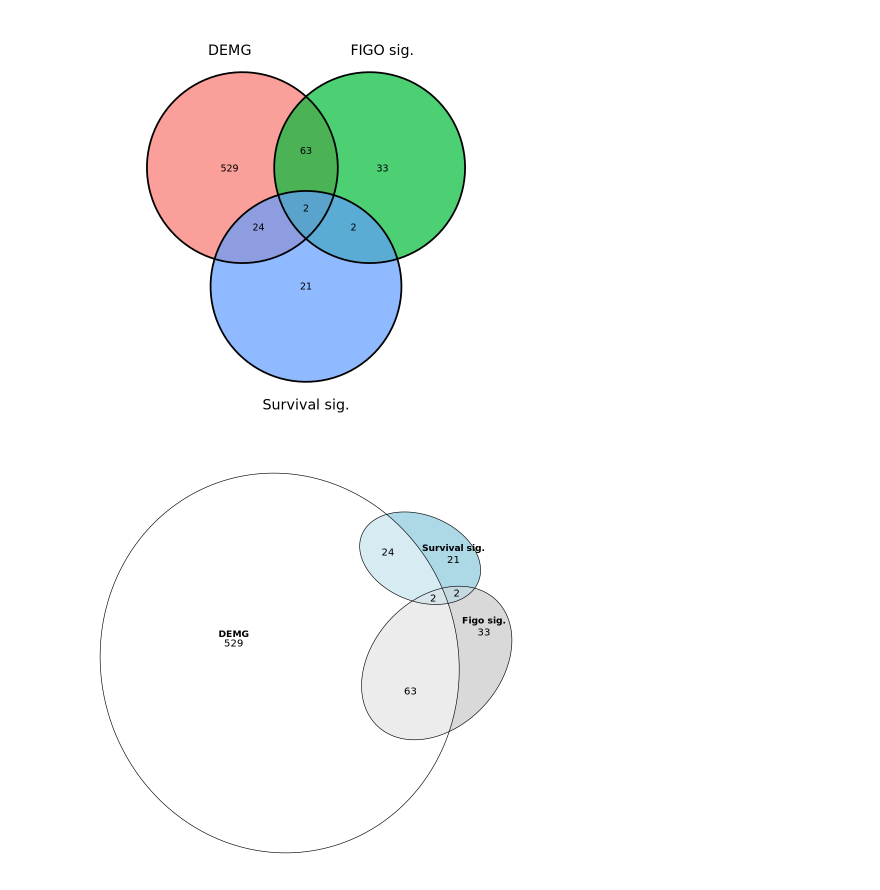
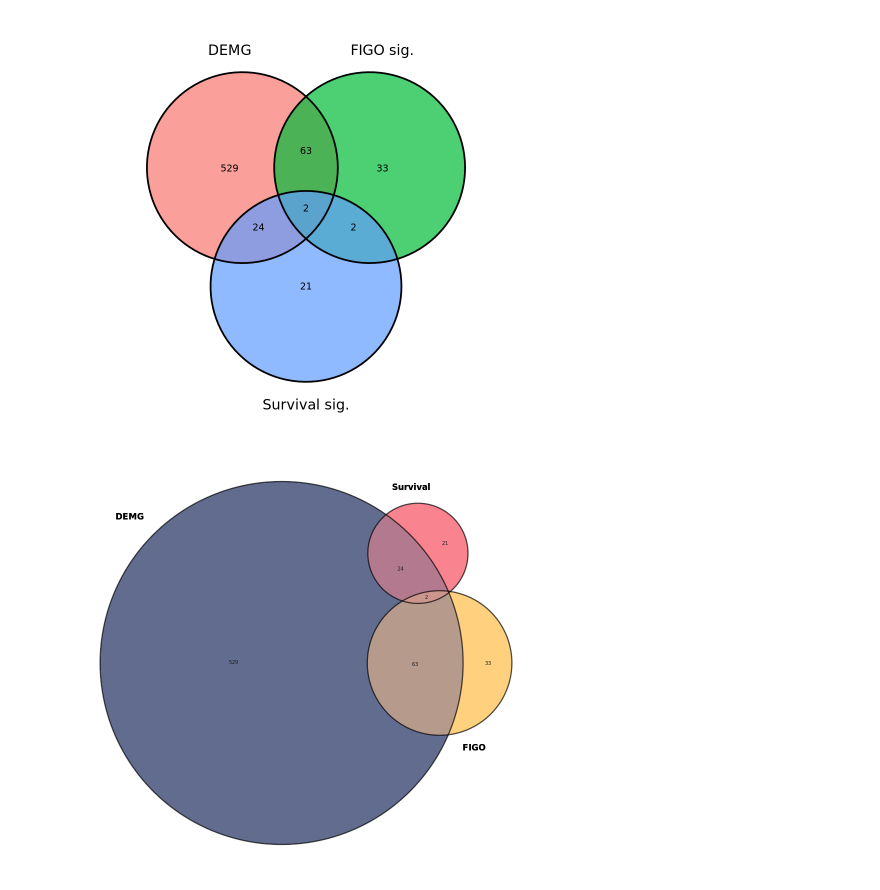
Before and after one commit to fogg-lab/characterizing-ecm-transcriptome-of-endometriosis, a Jupyter notebook: figures/gene_list_intra_overlap_vis.ipynb, the cells around one changed output. Drawn from its saved outputs; the diff is of its cells as text; code cells hidden in the pictures.

```diff
--- a/figures/gene_list_intra_overlap_vis.ipynb
+++ b/figures/gene_list_intra_overlap_vis.ipynb
@@ -34,12 +34,14 @@ matrisome_path <- paste0(dirs$data_dir, "/matrisome/matrisome_hs_masterlist.tsv"
 dset_idx <- 3
 save_res <- TRUE
 # %%
-text_size <- 11
+text_size <- 8
+label_size <- 10
 guide_size <- 1
-family <- "arial"
+family <- "ArialMT"
 dpi <- 320
 vd_ht <- 4
 vd_wd <- vd_ht
+pt_to_mm <- 5 / 14
 # %%
 matrisome_df <- load_matrisome_df(matrisome_path)
 demg_list <- read_lines(paste0(dirs$analysis_dir, "/gene_lists/", unified_dsets[dset_idx], "_demg_list.txt"))
@@ -98,18 +100,39 @@ ggplot(data = venn_df) +
 # ggsave(filename = paste0(dirs$figures_dir, "/gene_lists/", unified_dsets[dset_idx], "_intra_overlap_venn.png"), last_plot(), height = vd_ht, width = vd_wd, dpi = dpi)
 # %% [output]
 [figure]
-# %%
-set.seed(123)
-
-euler_df <- venn_df %>%
-    column_to_rownames("geneID") %>%
-    rename(DEMG = demg, `Figo sig.` = figo, `Survival sig.` = survival)
-
-euler_fit <- euler(euler_df, shape = "ellipse")
-eulerr_options(labels = list(fontsize = text_size, fontface = 1))
-
-plot(euler_fit, quantities = TRUE) %>% as.ggplot()
-# %% [output]
-[figure, removed]
+# %%
+set.seed(123)
+
+euler_df <- venn_df %>%
+    column_to_rownames("geneID") %>%
+    rename(DEMG = demg, `FIGO` = figo, `Survival` = survival)
+
+euler_fit <- euler(euler_df, shape = "circle")
+# eulerr_options(labels = list(fontsize = text_size))
+
+lab_pos <- list(
+    CESC = c(demg_x = 0.06, demg_y = 0.76, figo_x = 0.8, figo_y = 0.15, surv_x = 0.6, surv_y = 0.94),
+    UCS = c(demg_x = 0.08, demg_y = 0.85, figo_x = 0.8, figo_y = 0.2, surv_x = 0.75, surv_y = 0.9),
+    UCEC = c(demg_x = 0.08, demg_y = 0.85, figo_x = 0.9, figo_y = 0.3, surv_x = 0.75, surv_y = 0.92)
+)
+pos_l <- lab_pos[[projects[dset_idx]]]
+
+plot(
+    euler_fit,
+#     quantities = TRUE,
+#     adjust_labels = TRUE,
+#     labels = list(fontsize = label_size, vjust = -5),
+    labels = FALSE,
+    quantities = list(fontsize = text_size - 2, col = "gray10"),
+    # Must be in same order as DF columns
+    fills = list(fill = c(DEMG = "#1d2d5f", FIGO = "#ffbc47", Survival = "#f64e5d")),
+    edges = list(lwd = 2, alpha = .5),
+    alpha = 0.7
+) %>% as.ggplot() +
+    geom_text(label = "DEMG", x = pos_l["demg_x"], y = pos_l["demg_y"], fontface = "bold", size = label_size * pt_to_mm) +
+    geom_text(label = "FIGO", x = pos_l["figo_x"], y = pos_l["figo_y"], fontface = "bold", size = label_size * pt_to_mm) +
+    geom_text(label = "Survival", x = pos_l["surv_x"], y = pos_l["surv_y"], fontface = "bold", size = label_size * pt_to_mm)
+# %% [output]
+[figure, added]
 # %%
 ggsave(filename = paste0(dirs$figures_dir, "/gene_lists/", unified_dsets[dset_idx], "_intra_overlap_euler.png"), last_plot(), height = vd_ht, width = vd_wd, dpi = dpi)
```
Also changed, not shown: parts of 2 cells of this notebook, 2 other files.
